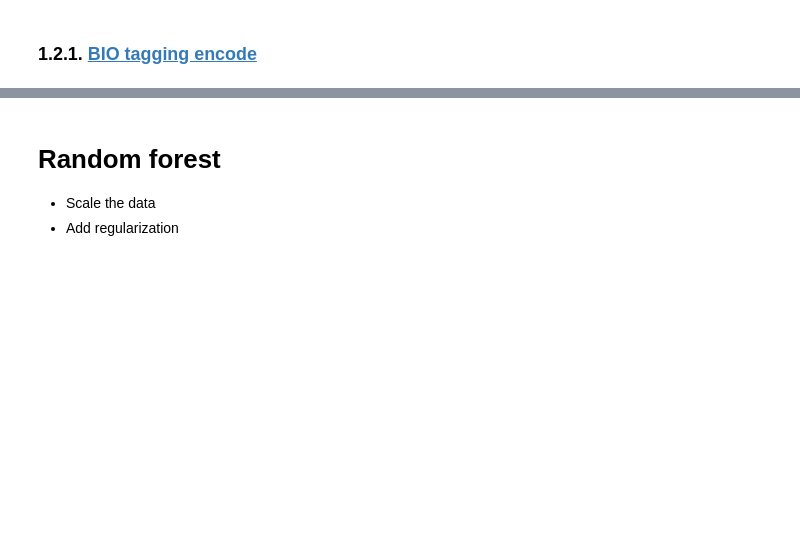
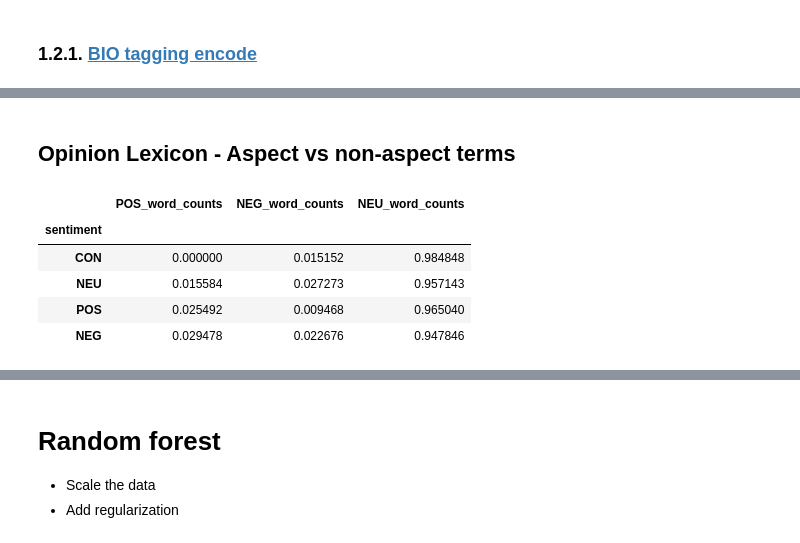
Before and after one commit to tnatvu/SentiLens, a Jupyter notebook: base_model.ipynb, the cells around one changed output, grey strips where cells are left out. Cells and saved outputs as stored; diff of their text form; code cells hidden in the pictures; blank space fills up the shorter version.

```diff
--- a/base_model.ipynb
+++ b/base_model.ipynb
@@ -301,0 +512,24 @@ y_val = df_val['aspect_encode']
+# %%
+def features2df(sentence_index, X):
+  '''
+  This function takes in array of (array of dictionary) and flattens it to a pandas dataframe with all features as columns.
+  Each element in an array is a sentence which is an array of dictionaries of each word and its features
+  Missing features will have a null value.
+
+  INPUT:
+  -----------------------
+  SENTENCE INDEX: int
+  This give the index of the sentence
+
+  '''
+  df = pd.DataFrame(X)
+  df['nth_sentence'] = sentence_index
+  return df
+# %%
+# Convert word features into data frame
+df_features = pd.concat([features2df(df_train.iloc[i]['id'], df_train.iloc[i]['features']) for i in range(0, len(df_train))], ignore_index=True)
+df_features['unified_BIO_tag'] = [tag for sentence in df_train['unified_BIO_tag'] for tag in sentence]
+
+# Generalized aspect tag
+df_features['is_aspect'] = df_features['unified_BIO_tag'].str[:1].apply(lambda x: 'aspect' if x in ['B','I'] else 'non-aspect')
+df_features['sentiment'] = df_features['unified_BIO_tag'].str[-3:]
@@ -301,0 +580,20 @@ y_val = df_val['aspect_encode']
+# %% [markdown]
+## Opinion Lexicon - Aspect vs non-aspect terms
+# %%
+opnion_lexicon_columns = [x for x in list(df_features.columns) if re.match('.*opinionlexicon.*', x)]
+opnion_lexicon_columns.remove('word.opinionlexicon')
+
+df_aspects = df_features[df_features['is_aspect']=='aspect'].copy()
+df_opnions = df_aspects[opnion_lexicon_columns]
+df_aspects['POS_word_counts'] = df_opnions.map(lambda cell: bool(re.match('POS', str(cell)))).max(axis=1)
+df_aspects['NEG_word_counts'] = df_opnions.map(lambda cell: bool(re.match('NEG', str(cell)))).max(axis=1)
+df_aspects['NEU_word_counts'] = df_opnions.map(lambda cell: bool(re.match('NEU', str(cell)))).max(axis=1)
+
+df_aspects[df_aspects['is_aspect']=='aspect'].groupby('sentiment')[['POS_word_counts','NEG_word_counts','NEU_word_counts']].agg('mean').sort_values(by=['POS_word_counts'])
+# %% [output]
+|  | POS_word_counts | NEG_word_counts | NEU_word_counts |
+| sentiment |  |  |  |
+| CON | 0.000000 | 0.015152 | 0.984848 |
+| NEU | 0.015584 | 0.027273 | 0.957143 |
+| POS | 0.025492 | 0.009468 | 0.965040 |
+| NEG | 0.029478 | 0.022676 | 0.947846 |
```
Also changed, not shown: parts of 63 cells of this notebook, 2 other files.
